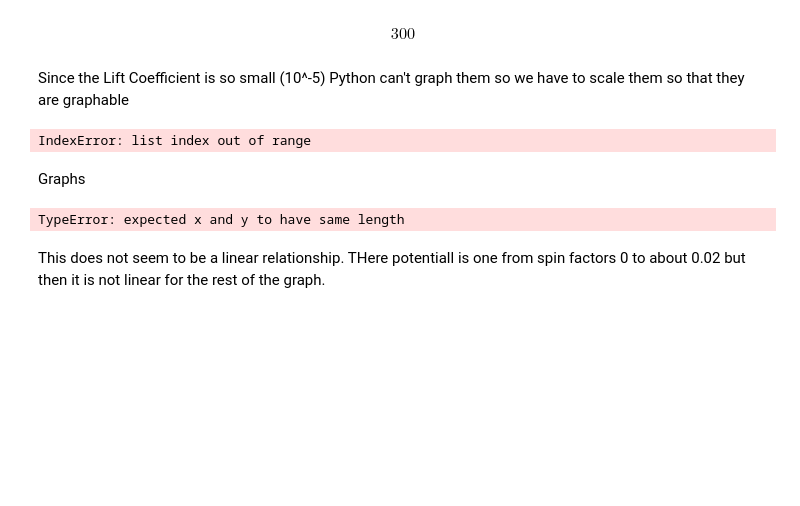
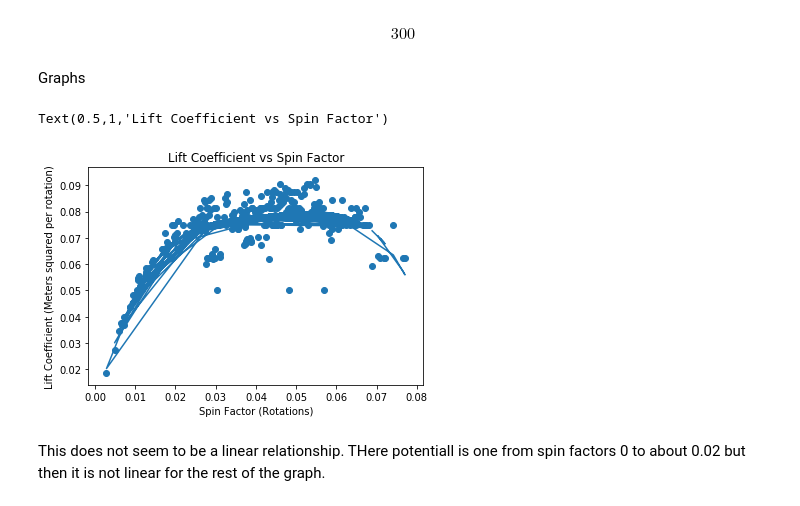
Before and after one commit to carl1326/Senior-Capstone, a Jupyter notebook: Carle Capstone Final-Shooter.ipynb, the cells around one changed output. Cells and saved outputs as stored; diff of their text form; code cells hidden in the pictures; blank space fills up the shorter version.

```diff
--- a/Carle Capstone Final-Shooter.ipynb
+++ b/Carle Capstone Final-Shooter.ipynb
@@ -55,8 +55,10 @@ for i in range(len(VeloMPH)):
     Velo.append(VeloMPH[i] * 0.44704) #Miles per hour to meters per second
     SpinS.append(SpinM[i] / 60) #Rotations per minute to rotations per second
     Move[i] = Move[i] * 0.0254 #Inches to meters
-    Vert.append(VertIN[i] * 0.0254) #Inches to meters
-    Hor.append(HorIN[i] * 0.0254) #Inches to meters
+    Vert.append(VertIN[i] * 0.0254)#Inches to meters in absolute value
+    Vert[i] = abs(Vert[i])
+    Hor.append(HorIN[i] * 0.0254) #Inches to meters in absolute value
+    Hor[i] = abs(Hor[i])
 
 X = XFT * 0.3048 #Feet to meters
 # %% [markdown]
@@ -67,8 +69,8 @@ loops = 0
 cases = 0
 for i in range(len(VeloMPH)):
     cases = cases + 1
-    CLHigh = 0.00001
-    CLLow = 0.000001
+    CLHigh = 0.1
+    CLLow = 0.00000001
     CL.append(0)
     #Movement variables
     xpos=0 #Distance the ball has traveled from the pitching machine to the plate
@@ -81,27 +83,27 @@ for i in range(len(VeloMPH)):
     yvelmag = 0 #Horizontal veloctiy only due to Magnus force
     zvel=0
     zvelmag = 0 #Vertical velocity only due to Magnus force
-    uncert = 0.0000001
+    uncert = 0.0009
     while (xpos <= X):
+        loops = loops + 1
         CLAve = (CLHigh + CLLow)/2
         CL[i] = CLAve
-        loops = loops + 1
         v = (xvel**2 + yvel**2 + zvel**2)**0.5
         #Actual positions
         xpos = (xpos + xvel*delT)
         ypos = (ypos + yvel*delT)
         zpos = (zpos + zvel*delT)
         xvel = (xvel - (Gam*D*D/m)*v*xvel*delT)
-        yvel = (yvel - (Gam*D*D/m)*v*yvel*delT - 0.5*P*A*v*v*CLAve*np.sin(np.arctan(Hor[i]/Vert[i])*delT/m))
+        yvel = (yvel - (Gam*D*D/m)*v*yvel*delT + 0.5*P*A*v*v*CLAve*np.sin(np.arctan(Hor[i]/Vert[i])*delT/m))
         zvel = (zvel - g*delT - (Gam*D*D/m)*v*zvel*delT + 0.5*P*A*v*v**CLAve*np.cos(np.arctan(Hor[i]/Vert[i])*delT/m))
         #Movement just from the Magnus Force
         yposmag = (yposmag + yvelmag*delT)
         zposmag = (zposmag + zvelmag*delT)
-        yvelmag = (yvelmag - 0.5*P*A*v*v*CLAve*np.sin(np.arctan(Hor[i]/Vert[i])*delT/m))
+        yvelmag = (yvelmag + 0.5*P*A*v*v*CLAve*np.sin(np.arctan(Hor[i]/Vert[i])*delT/m))
         zvelmag = (zvelmag + 0.5*P*A*v*v*CLAve*np.cos(np.arctan(Hor[i]/Vert[i])*delT/m))
 
         #Reset all arrays if the predicted Magnus only movement does not match Rapsodo data and change lift coefficient
-        if ((xpos > X) and (yposmag < Hor[i]) and (zposmag < Vert[i]) and abs(CLHigh - CLLow)>uncert):
+        if ((xpos > X) and (yposmag < Hor[i]) and abs(yposmag - Hor[i])>uncert):
             CLLow = CLAve
             xpos=0 #Distance the ball has traveled from the pitching machine to the plate
             ypos=0
@@ -113,7 +115,7 @@ for i in range(len(VeloMPH)):
             yvelmag = 0 #Horizontal veloctiy only due to Magnus force
             zvel=0
             zvelmag = 0 #Vertical velocity only due to Magnus force
-        else: # ((xpos > X) and (yposmag > Hor[i]) and (zposmag > Vert[i]) and abs(CLHigh - CLLow)>uncert):
+        elif ((xpos > X) and (yposmag > Hor[i]) and abs(yposmag - Hor[i])>uncert):
             CLHigh = CLAve
             xpos=0 #Distance the ball has traveled from the pitching machine to the plate
             ypos=0
@@ -159,29 +147,20 @@ for i in range(len(Velo)):
 len(S)
 # %% [output]
 $$300$$
-# %% [markdown]
-Since the Lift Coefficient is so small (10^-5) Python can't graph them so we have to scale them so that they are graphable
-# %%
-CLscaled = []
-for i in range(len(Velo)):
-    CLscaled.append(10000*CL[i])
-
-len(CLscaled)
-# %% [output]
-IndexError: list index out of range
 # %% [markdown]
 Graphs
 # %%
-fit = np.polyfit(S, CLscaled, 4)
+fit = np.polyfit(S, CL, 4)
 fitpoly = np.poly1d(fit)
-# %% [output]
-TypeError: expected x and y to have same length
 # %%
 plt.plot(S, fitpoly(S))
-plt.scatter (S, CLscaled)
+plt.scatter (S, CL)
 plt.xlabel ("Spin Factor (Rotations)")
-plt.ylabel ("Lift Coefficient x 10^5 (Meters squared per rotation)")
+plt.ylabel ("Lift Coefficient (Meters squared per rotation)")
 plt.title('Lift Coefficient vs Spin Factor')
+# %% [output]
+Text(0.5,1,'Lift Coefficient vs Spin Factor')
+[figure, added]
 # %% [markdown]
 This does not seem to be a linear relationship. THere potentiall is one from spin factors 0 to about 0.02 but then it is not linear for the rest of the graph.
 # %%
```
Also changed, not shown: parts of 12 cells of this notebook.
